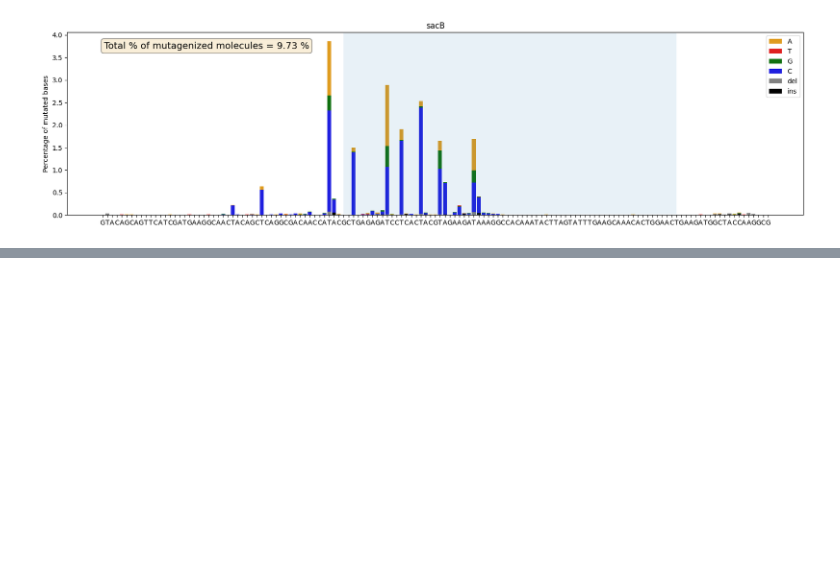
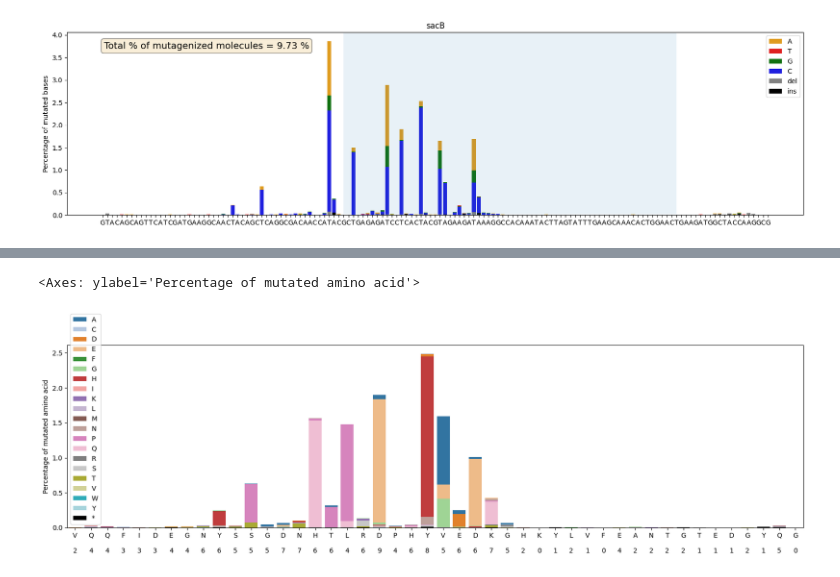
Before and after one commit to dbikard/dgrec, a Jupyter notebook: nbs/API/02_plotting.ipynb, the cells around one changed output, grey strips where cells are left out. Drawn from its saved outputs; the diff is of its cells as text; code cells hidden in the pictures; blank space fills up the shorter version.

Commit message:
protein plots

```diff
--- a/nbs/API/02_plotting.ipynb
+++ b/nbs/API/02_plotting.ipynb
@@ -54,11 +57,7 @@ ref=next(SeqIO.parse(os.path.join(data_path,read_ref_file),"fasta"))
 #ref=next(SeqIO.parse(data_path+read_ref_file,'fasta'))
 
 ref_seq=str(ref.seq)
-gen_list=[]
-with open(os.path.join(data_path,"sacB_genotypes.csv"),"r") as handle:
-    reader = csv.reader(handle, delimiter='\t')
-    for row in reader:
-        gen_list.append((row[0],int(row[1])))
+gen_list=parse_genotypes(os.path.join(data_path,"sacB_genotypes.csv"))
 # %%
 # read_ref_file_paul='/home/prochett/DGRec/dgrec/example_data/sacB_ref.fasta'
 # ref_paul=next(SeqIO.parse(os.path.join(data_path,read_ref_file_paul),"fasta"))
@@ -136,8 +135,8 @@ def plot_mutations_percentage(gen_list: list, #list of genotypes. Each genotype
                    rev_comp=False):
 
     if rev_comp==True:
-        gen_list=dgrec.utils.reverse_comp_geno_list(gen_list,ref_seq)
-        ref_seq=dgrec.utils.reverse_complement(ref_seq)
+        gen_list=reverse_comp_geno_list(gen_list,ref_seq)
+        ref_seq=reverse_complement(ref_seq)
 
     if not plot_range:
         plot_range=[0,len(ref_seq)]
@@ -220,0 +294,3 @@ ax = plot_mutations_percentage(gen_list, ref_seq, sample_name="sacB", plot_range
+# %%
+aa_mut_list=get_aa_mut_list(gen_list,ref_seq,ori=-1) #the sacB gene is in reverse complement orientation compared to the VR so ori=-1 is needed
+aa_mut_list[:10]
@@ -221,3 +308,11 @@ ax = plot_mutations_percentage(gen_list, ref_seq, sample_name="sacB", plot_range
+# %%
+ref_prot=Seq(ref_seq).reverse_complement()[:-1].translate() #the sacB gene is in reverse complement orientation compared to the VR
+
+fig, ax = plt.subplots(1, 1, figsize=(20, 5))
+plot_mutations_percentage_protein(aa_mut_list, ref_prot, ax=ax)
+# %% [output]
+<Axes: ylabel='Percentage of mutated amino acid'>
+[figure, added]
 # %%
 #| hide
 import nbdev; nbdev.nbdev_export()
```
Also changed, not shown: parts of 3 cells of this notebook, 4 other files.
